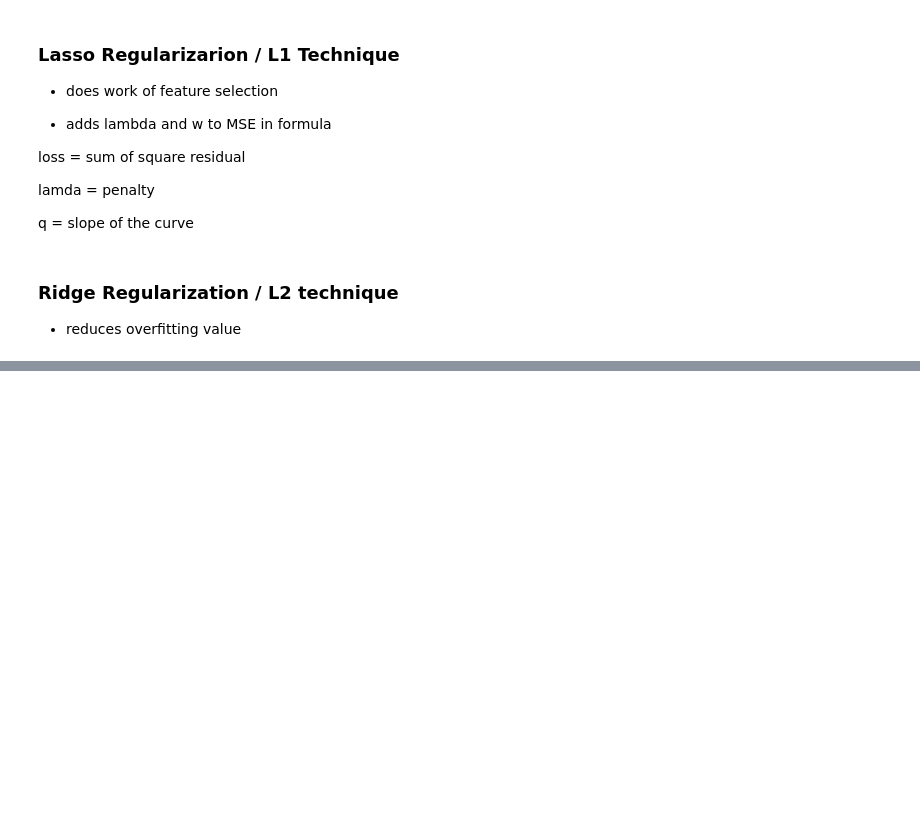
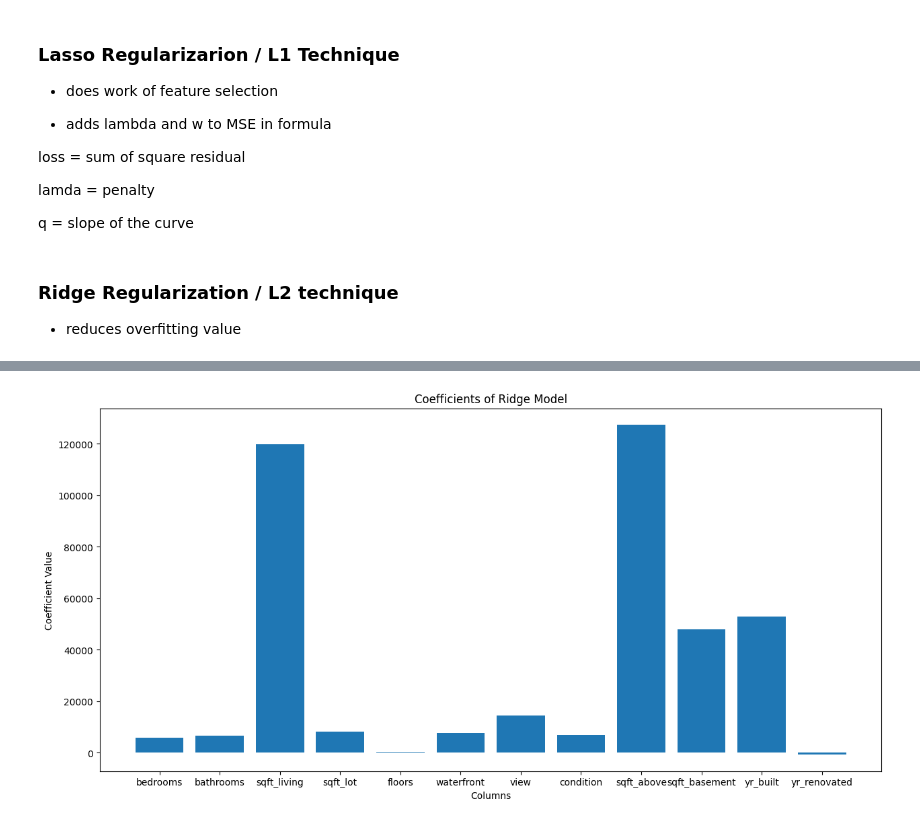
Before and after one commit to Ken-Kanike/ML, a Jupyter notebook: WsCubeTech/m5.ipynb, the cells around one changed output, grey strips where cells are left out. Saved outputs shown, nothing was run; the diff lists cells and outputs as text; code cells hidden in the pictures; blank space fills up the shorter version.

```diff
--- a/WsCubeTech/m5.ipynb
+++ b/WsCubeTech/m5.ipynb
@@ -96,0 +187,10 @@ q = slope of the curve
+# %%
+# now represting the constant and coefficients value of model graphically for Ridge
+plt.figure(figsize=(15, 7))
+plt.bar(X.columns, ri.coef_)
+plt.title("Coefficients of Ridge Model")
+plt.xlabel("Columns")
+plt.ylabel("Coefficient Value")
+plt.show()
+# %% [output]
+[figure, added]
```
Also changed, not shown: parts of 20 cells of this notebook, 4 other files.
